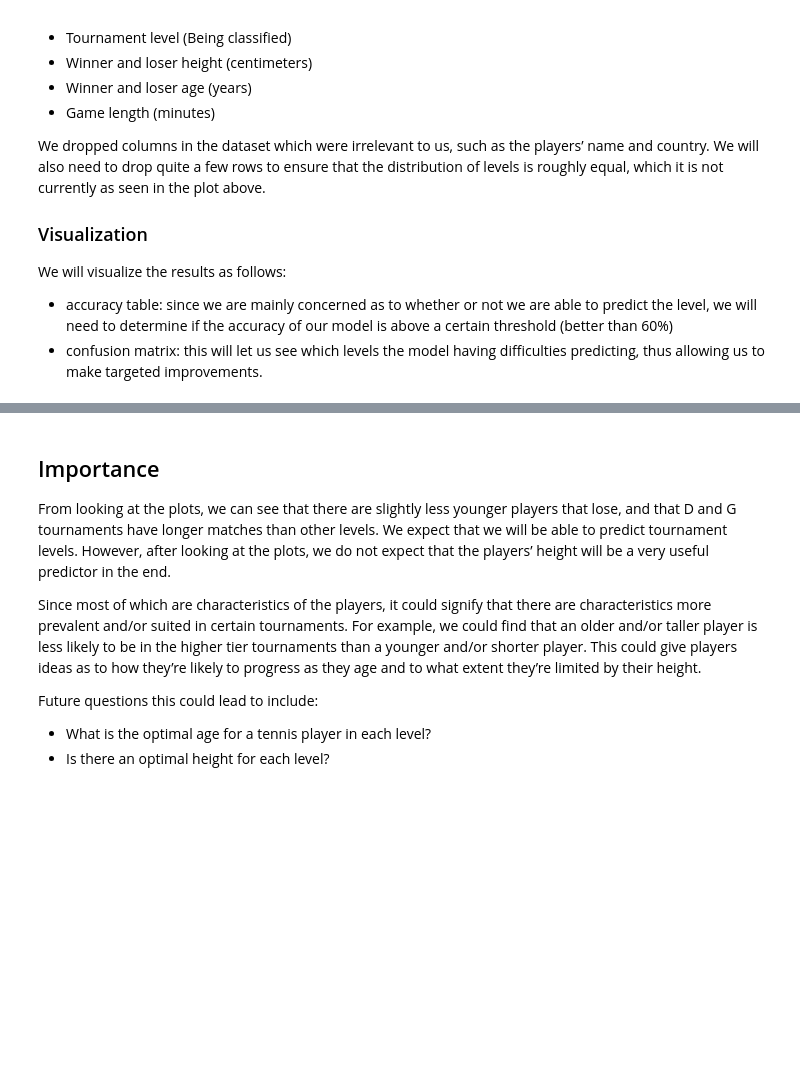
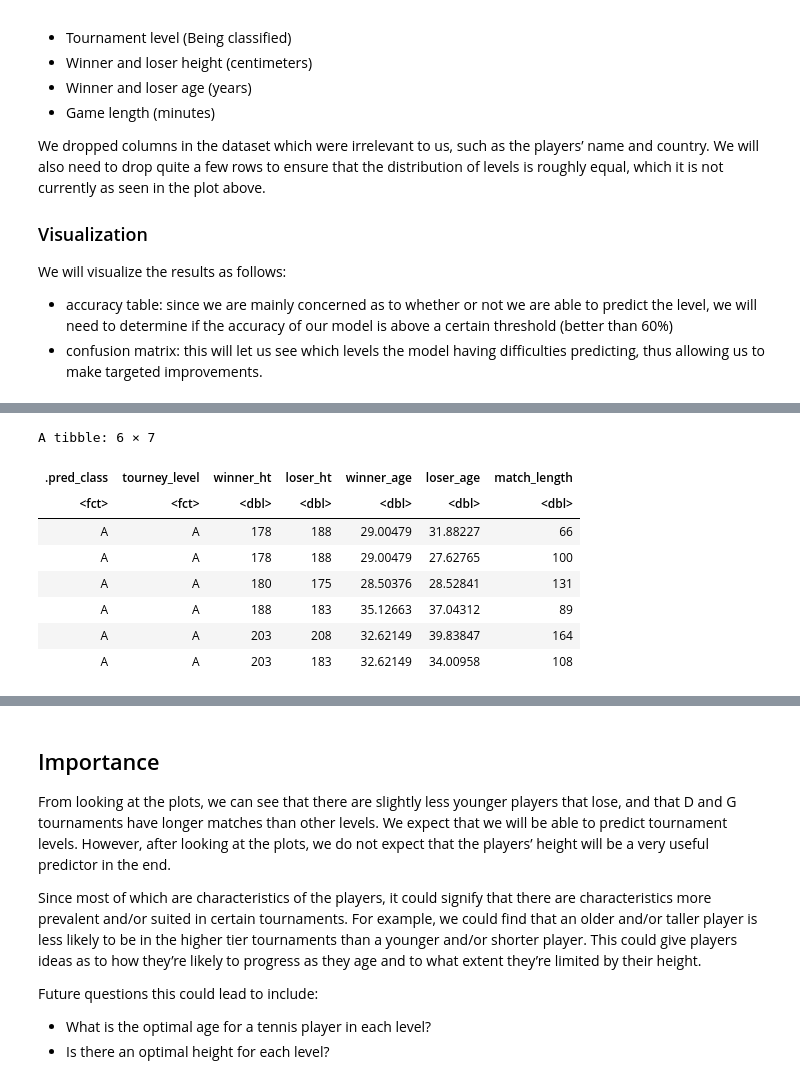
Before and after one commit to browningluke/ubc-dsci100-project, a Jupyter notebook: tennis.ipynb, the cells around one changed output, grey strips where cells are left out. Drawn from its saved outputs; the diff is of its cells as text; code cells hidden in the pictures; blank space fills up the shorter version.

```diff
--- a/tennis.ipynb
+++ b/tennis.ipynb
@@ -183,0 +261,13 @@ We will visualize the results as follows:
+# %%
+# Set K to the value with the highest accuracy, create the model specification and fit the data.
+
+knn_spec <- nearest_neighbor(weight_func = "rectangular", neighbors = 15) %>%
+      set_engine("kknn") %>%
+      set_mode("classification")
+
+tennis_fit <- workflow() %>%
+      add_recipe(tenis_recipe) %>%
+      add_model(knn_spec) %>%
+      fit(data = tennis_train)
+
+tennis_fit
@@ -183,0 +294,17 @@ We will visualize the results as follows:
+# %%
+# Run the model on the testing data set.
+
+tennis_test_predictions <- predict(tennis_fit, tennis_test) %>%
+      bind_cols(tennis_test)
+
+head(tennis_test_predictions)
+# %% [output]
+A tibble: 6 × 7
+| .pred_class | tourney_level | winner_ht | loser_ht | winner_age | loser_age | match_length |
+| <fct> | <fct> | <dbl> | <dbl> | <dbl> | <dbl> | <dbl> |
+| A | A | 178 | 188 | 29.00479 | 31.88227 | 66 |
+| A | A | 178 | 188 | 29.00479 | 27.62765 | 100 |
+| A | A | 180 | 175 | 28.50376 | 28.52841 | 131 |
+| A | A | 188 | 183 | 35.12663 | 37.04312 | 89 |
+| A | A | 203 | 208 | 32.62149 | 39.83847 | 164 |
+| A | A | 203 | 183 | 32.62149 | 34.00958 | 108 |
```
Also changed, not shown: parts of 11 cells of this notebook.
